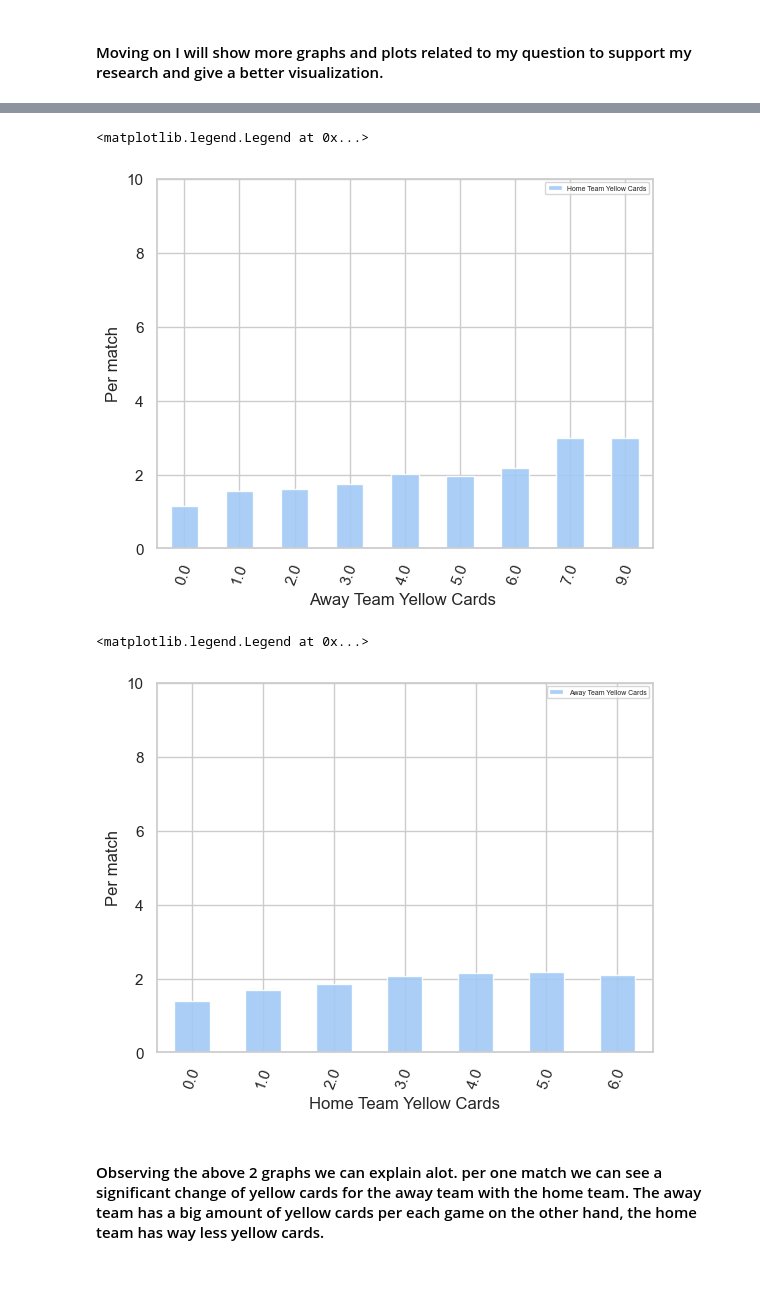
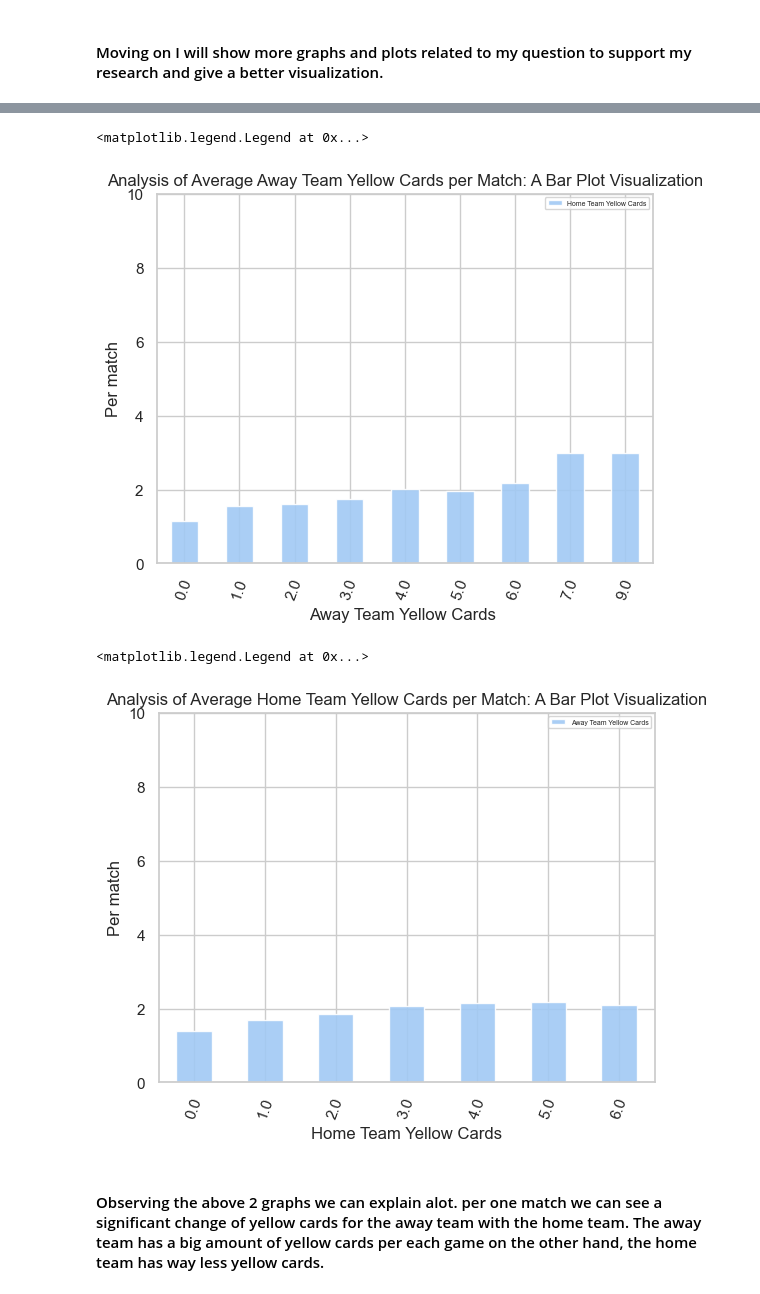
Before and after one commit to ubco-W2022T2-data301/Group14, a Jupyter notebook: analysis/analysis1.ipynb, the cells around one changed output, grey strips where cells are left out. Cells and saved outputs as stored; diff of their text form; code cells hidden in the pictures.

```diff
--- a/analysis/analysis1.ipynb
+++ b/analysis/analysis1.ipynb
@@ -269,21 +272,21 @@ sns.barplot(ax=axes[0],x="Away Team Yellow Cards", y = "Home Team Yellow Cards",
 # %%
 sns.set_theme('notebook', "whitegrid", palette = "pastel")
-df_cleaned.groupby('Away Team Yellow Cards').mean().plot.bar(grid=True, width=.5, alpha=.90).set(title = '', xlabel = 'Away Team Yellow Cards ',  ylabel = 'Per match')
+df_cleaned.groupby('Away Team Yellow Cards').mean().plot.bar(grid=True, width=.5, alpha=.90).set(title = 'Analysis of Average Away Team Yellow Cards per Match: A Bar Plot Visualization', xlabel = 'Away Team Yellow Cards ',  ylabel = 'Per match')
 plt.xticks(rotation=70)
 plt.ylim(0,10)
 plt.legend(bbox_to_anchor=(1.0,1.0), fontsize='5')
 # %% [output]
 <matplotlib.legend.Legend at 0x...>
-[figure, old version]
+[figure, new version]
 # %%
 sns.set_theme('notebook', "whitegrid", palette = "pastel")
-df_cleaned.groupby('Home Team Yellow Cards').mean().plot.bar(grid=True, width=.5, alpha=.90).set(title = '', xlabel = 'Home Team Yellow Cards',  ylabel = 'Per match')
+df_cleaned.groupby('Home Team Yellow Cards').mean().plot.bar(grid=True, width=.5, alpha=.90).set(title = 'Analysis of Average Home Team Yellow Cards per Match: A Bar Plot Visualization', xlabel = 'Home Team Yellow Cards',  ylabel = 'Per match')
 plt.xticks(rotation=70)
 plt.ylim(0,10)
 plt.legend(bbox_to_anchor=(1.0,1.0), fontsize='5')
 # %% [output]
 <matplotlib.legend.Legend at 0x...>
-[figure, old version]
+[figure, new version]
 # %% [markdown]
 #### Observing the above 2 graphs we can explain alot. per one match we can see a significant change of yellow cards for the away team with the home team. The away team has a big amount of yellow cards per each game on the other hand, the home team has way less yellow cards.
 # %%
```
Also changed, not shown: parts of 12 cells of this notebook.
